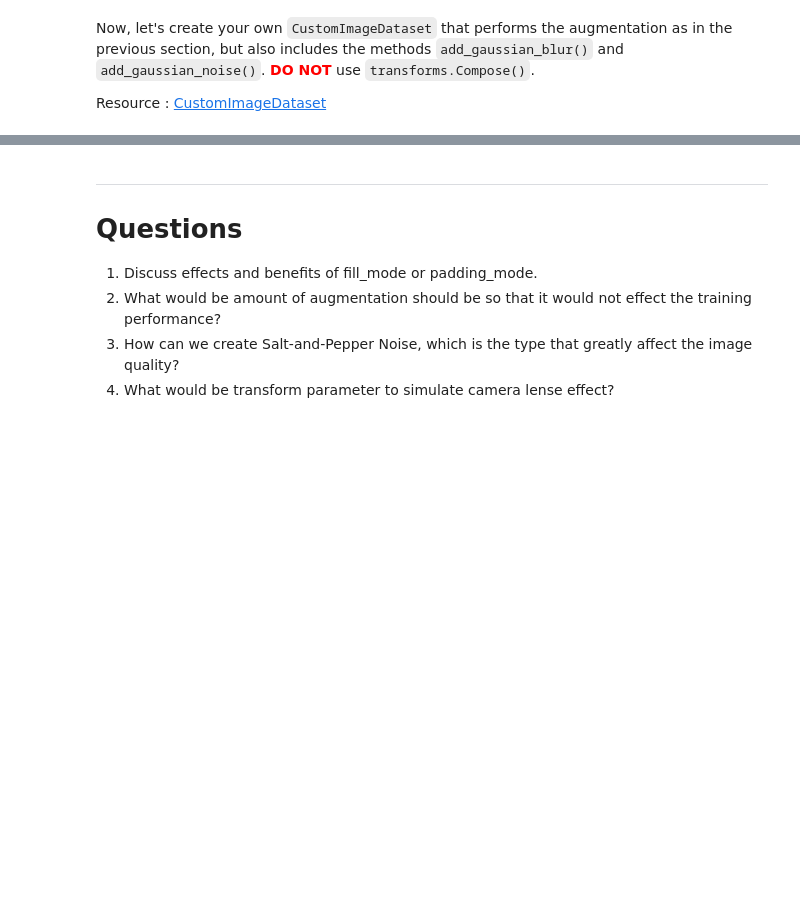
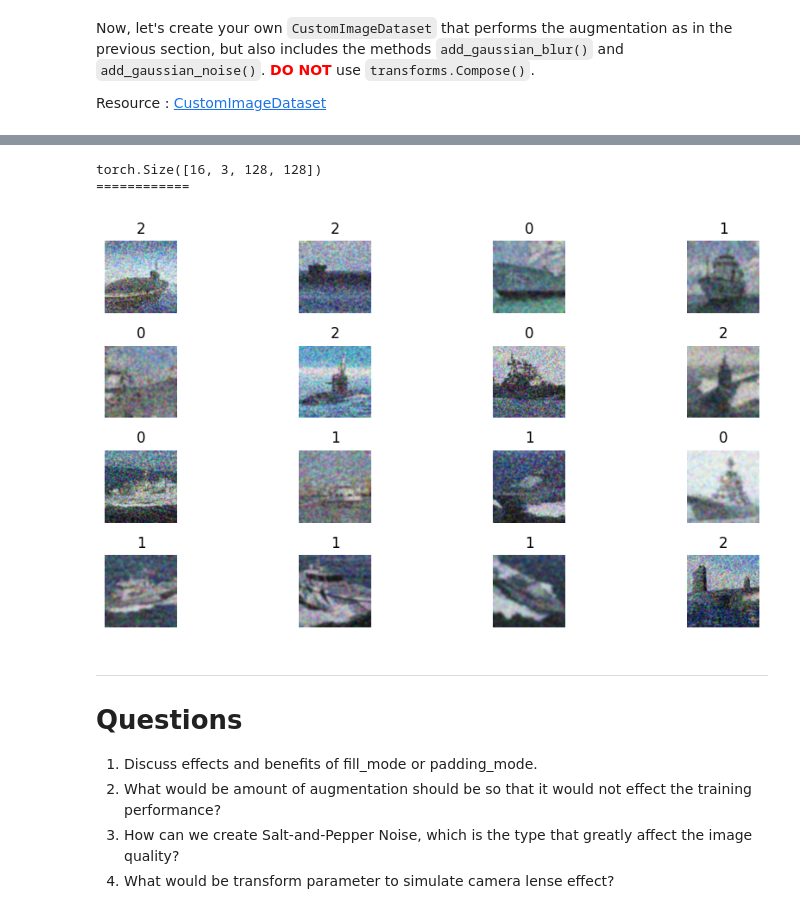
Before and after one commit to sitthatot/Lab7_Data-Augmentation-CNN, a Jupyter notebook: Lab7_1_DataAugmentation.ipynb, the cells around one changed output, grey strips where cells are left out. Drawn from its saved outputs; the diff is of its cells as text; code cells hidden in the pictures; blank space fills up the shorter version.

```diff
--- a/Lab7_1_DataAugmentation.ipynb
+++ b/Lab7_1_DataAugmentation.ipynb
@@ -121,16 +125,3 @@ imshow_grid(images,labels)
 Now, let's create your own `CustomImageDataset` that performs the augmentation as in the previous section, but also includes the methods `add_gaussian_blur()` and `add_gaussian_noise()`. **<font color="red">DO NOT</font>** use `transforms.Compose()`.
 
 Resource : [CustomImageDataset](https://pytorch.org/tutorials/beginner/data_loading_tutorial.html#:~:text=.show()-,Dataset%20class,-torch.utils.data)
-# %%
-### START CODE HERE ###
-class CustomImageDataset(Dataset):
-    def __init__(self):
-        pass
-
-
-    def __getitem__(self, idx):
-        image = None
-        label = None
-        return image,label
-
-### END CODE HERE ###
@@ -159,3 +209,22 @@ dataloader = DataLoader(None)
+# %%
+### START CODE HERE ###
+data_dir = "Ship/Train"
+dataset = CustomImageDataset(image_paths=data_dir,
+                             gauss_noise=True,
+                             gauss_blur=True,
+                             resize=128,
+                             center_crop=True)
+dataloader = DataLoader(dataset,batch_size=16,shuffle=True,pin_memory=True)
+images_cus, labels_cus = next(iter(dataloader))
+print(images_cus.shape)
+print("============")
+imshow_grid(images_cus,labels_cus)
+
+### END CODE HERE ###
+# %% [output]
+torch.Size([16, 3, 128, 128])
+============
+[figure, added]
 # %% [markdown]
 ---
 # Questions
```
Also changed, not shown: parts of 4 cells of this notebook.
